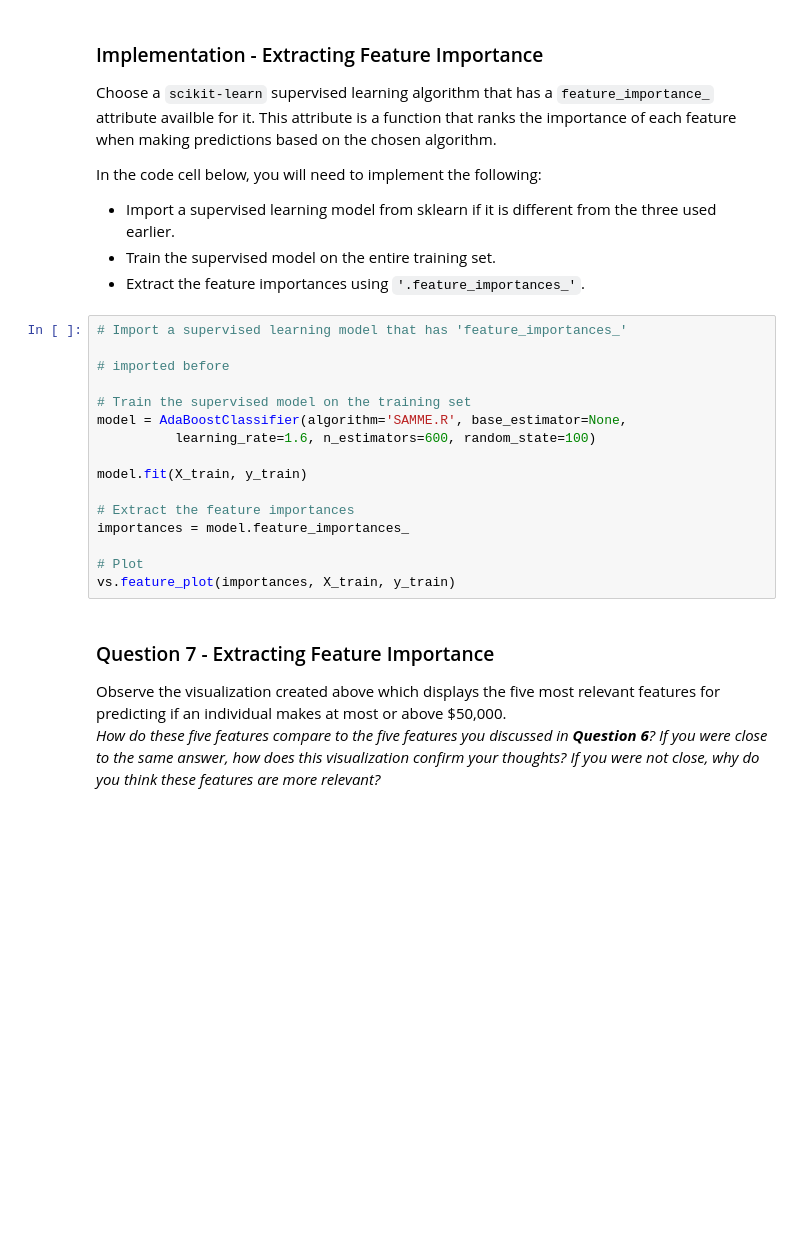
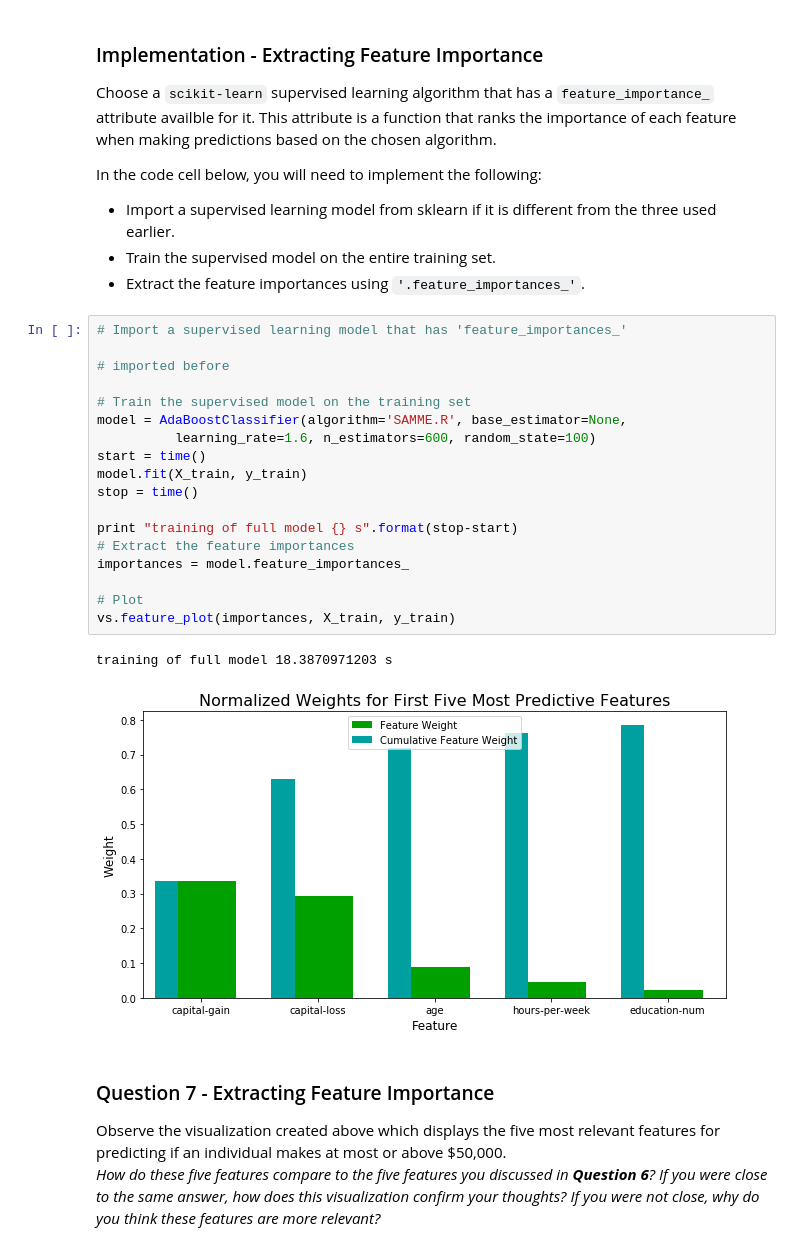
Before and after one commit to jirivrany/machine-learning, a Jupyter notebook: projects/finding_donors/finding_donors.ipynb, the cells around one changed output. Saved outputs shown, nothing was run; the diff lists cells and outputs as text; blank space fills up the shorter version.

```diff
--- a/projects/finding_donors/finding_donors.ipynb
+++ b/projects/finding_donors/finding_donors.ipynb
@@ -484,19 +532,24 @@ In the code cell below, you will need to implement the following:
 # %%
 # Import a supervised learning model that has 'feature_importances_'
 
 # imported before
 
 # Train the supervised model on the training set
 model = AdaBoostClassifier(algorithm='SAMME.R', base_estimator=None,
           learning_rate=1.6, n_estimators=600, random_state=100)
+start = time()
+model.fit(X_train, y_train)
+stop = time()
 
-model.fit(X_train, y_train)
-
+print "training of full model {} s".format(stop-start)
 # Extract the feature importances
 importances = model.feature_importances_
 
 # Plot
 vs.feature_plot(importances, X_train, y_train)
+# %% [output]
+training of full model 18.3870971203 s
+[figure, added]
 # %% [markdown]
 ### Question 7 - Extracting Feature Importance
 
```
Also changed, not shown: parts of 20 cells of this notebook, 1 other file.
